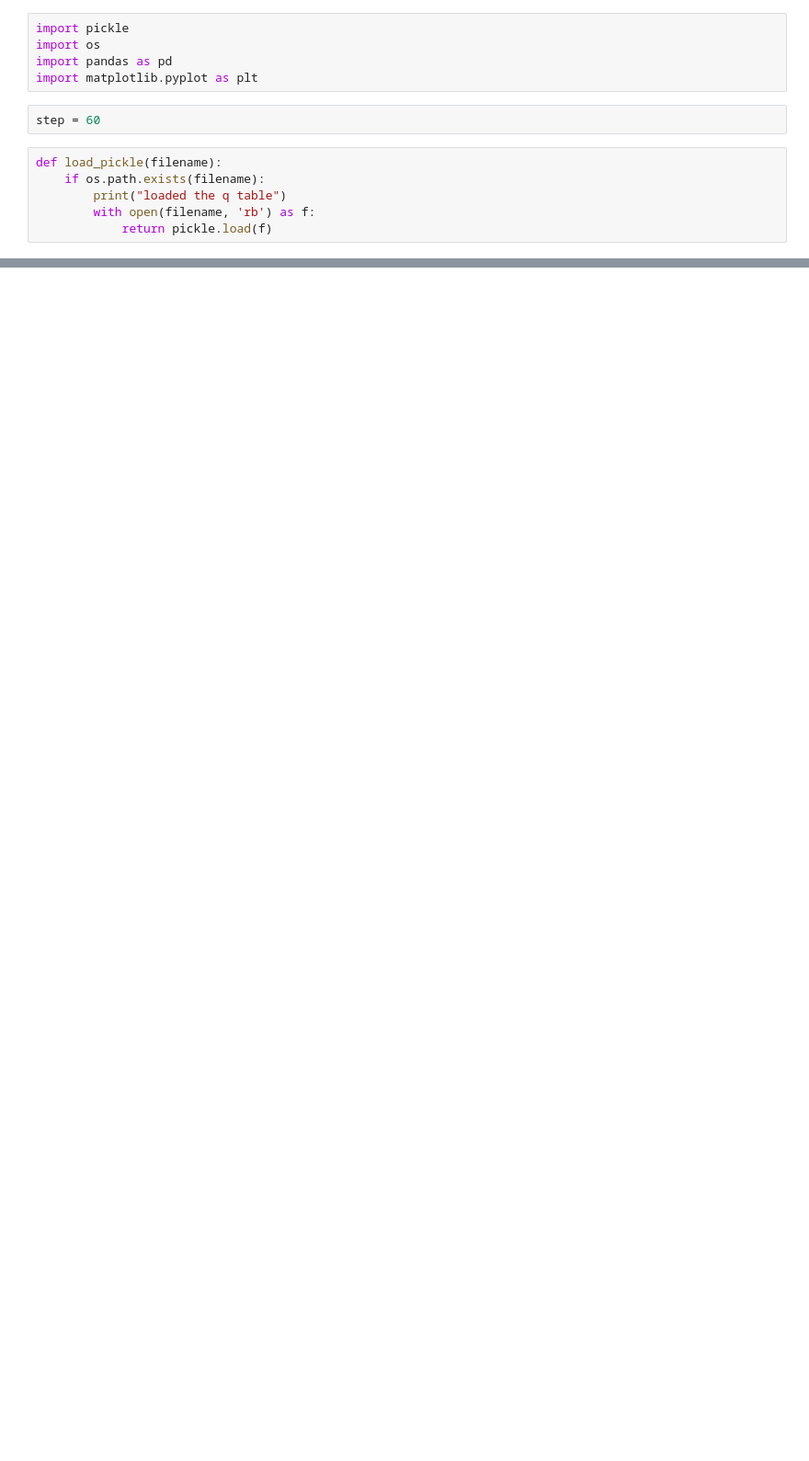
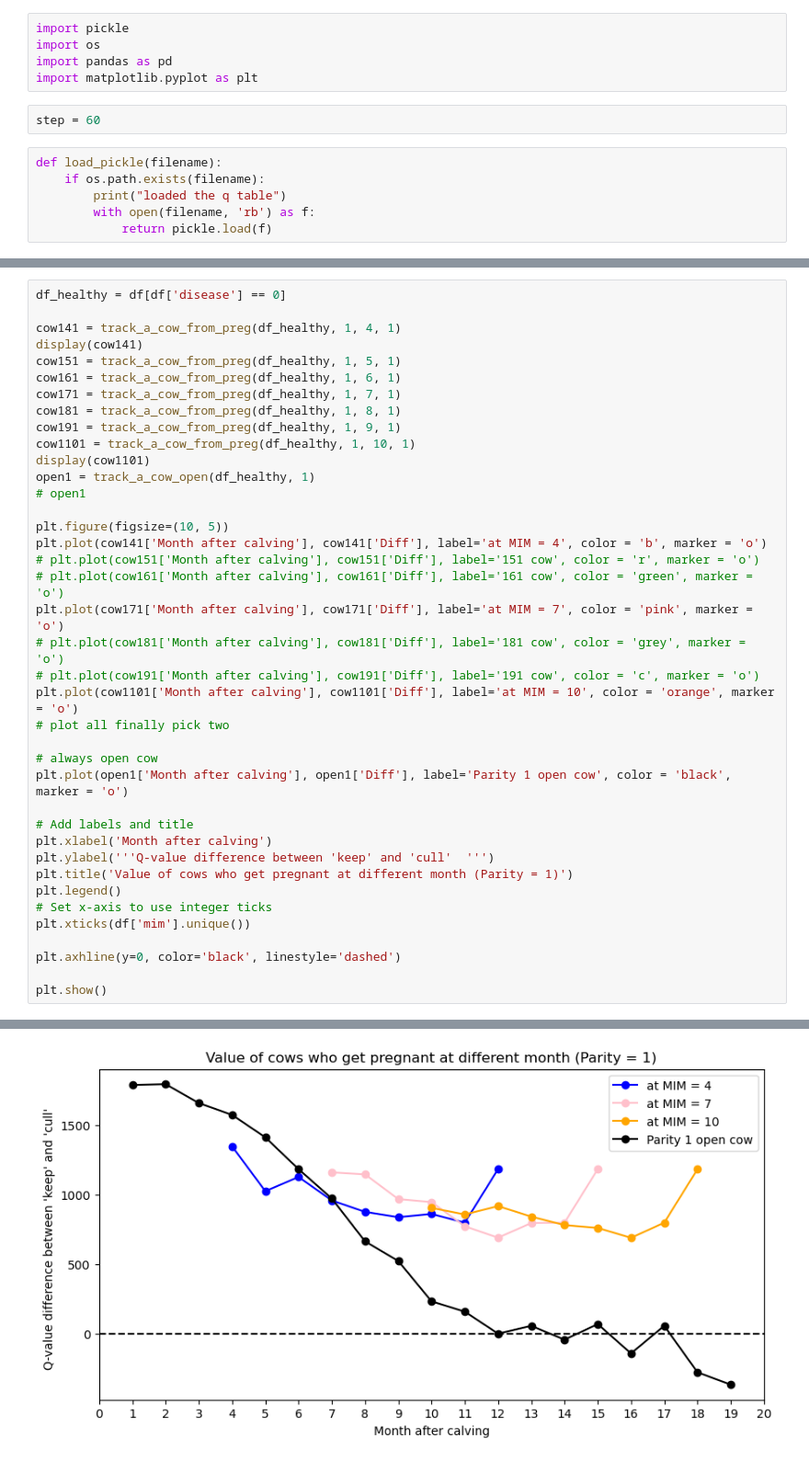
Before and after one commit to YijingGong/RL_cow_culling, a Jupyter notebook: Untitled.ipynb, the cells around one changed output, grey strips where cells are left out. Shown at 92% size. Drawn from its saved outputs; the diff is of its cells as text; blank space fills up the shorter version.

```diff
--- a/Untitled.ipynb
+++ b/Untitled.ipynb
@@ -242,0 +280,40 @@ plt.show()
+# %%
+df_healthy = df[df['disease'] == 0]
+
+cow141 = track_a_cow_from_preg(df_healthy, 1, 4, 1)
+display(cow141)
+cow151 = track_a_cow_from_preg(df_healthy, 1, 5, 1)
+cow161 = track_a_cow_from_preg(df_healthy, 1, 6, 1)
+cow171 = track_a_cow_from_preg(df_healthy, 1, 7, 1)
+cow181 = track_a_cow_from_preg(df_healthy, 1, 8, 1)
+cow191 = track_a_cow_from_preg(df_healthy, 1, 9, 1)
+cow1101 = track_a_cow_from_preg(df_healthy, 1, 10, 1)
+display(cow1101)
+open1 = track_a_cow_open(df_healthy, 1)
+# open1
+
+plt.figure(figsize=(10, 5))
+plt.plot(cow141['Month after calving'], cow141['Diff'], label='at MIM = 4', color = 'b', marker = 'o')
+# plt.plot(cow151['Month after calving'], cow151['Diff'], label='151 cow', color = 'r', marker = 'o')
+# plt.plot(cow161['Month after calving'], cow161['Diff'], label='161 cow', color = 'green', marker = 'o')
+plt.plot(cow171['Month after calving'], cow171['Diff'], label='at MIM = 7', color = 'pink', marker = 'o')
+# plt.plot(cow181['Month after calving'], cow181['Diff'], label='181 cow', color = 'grey', marker = 'o')
+# plt.plot(cow191['Month after calving'], cow191['Diff'], label='191 cow', color = 'c', marker = 'o')
+plt.plot(cow1101['Month after calving'], cow1101['Diff'], label='at MIM = 10', color = 'orange', marker = 'o')
+# plot all finally pick two
+
+# always open cow
+plt.plot(open1['Month after calving'], open1['Diff'], label='Parity 1 open cow', color = 'black', marker = 'o')
+
+# Add labels and title
+plt.xlabel('Month after calving')
+plt.ylabel('''Q-value difference between 'keep' and 'cull'  ''')
+plt.title('Value of cows who get pregnant at different month (Parity = 1)')
+plt.legend()
+# Set x-axis to use integer ticks
+plt.xticks(df['mim'].unique())
+
+plt.axhline(y=0, color='black', linestyle='dashed')
+
+plt.show()
+# %% [output]
@@ -242,0 +340 @@ plt.show()
+[figure, added]
```
Also changed, not shown: parts of 27 cells of this notebook, 13 other files.
